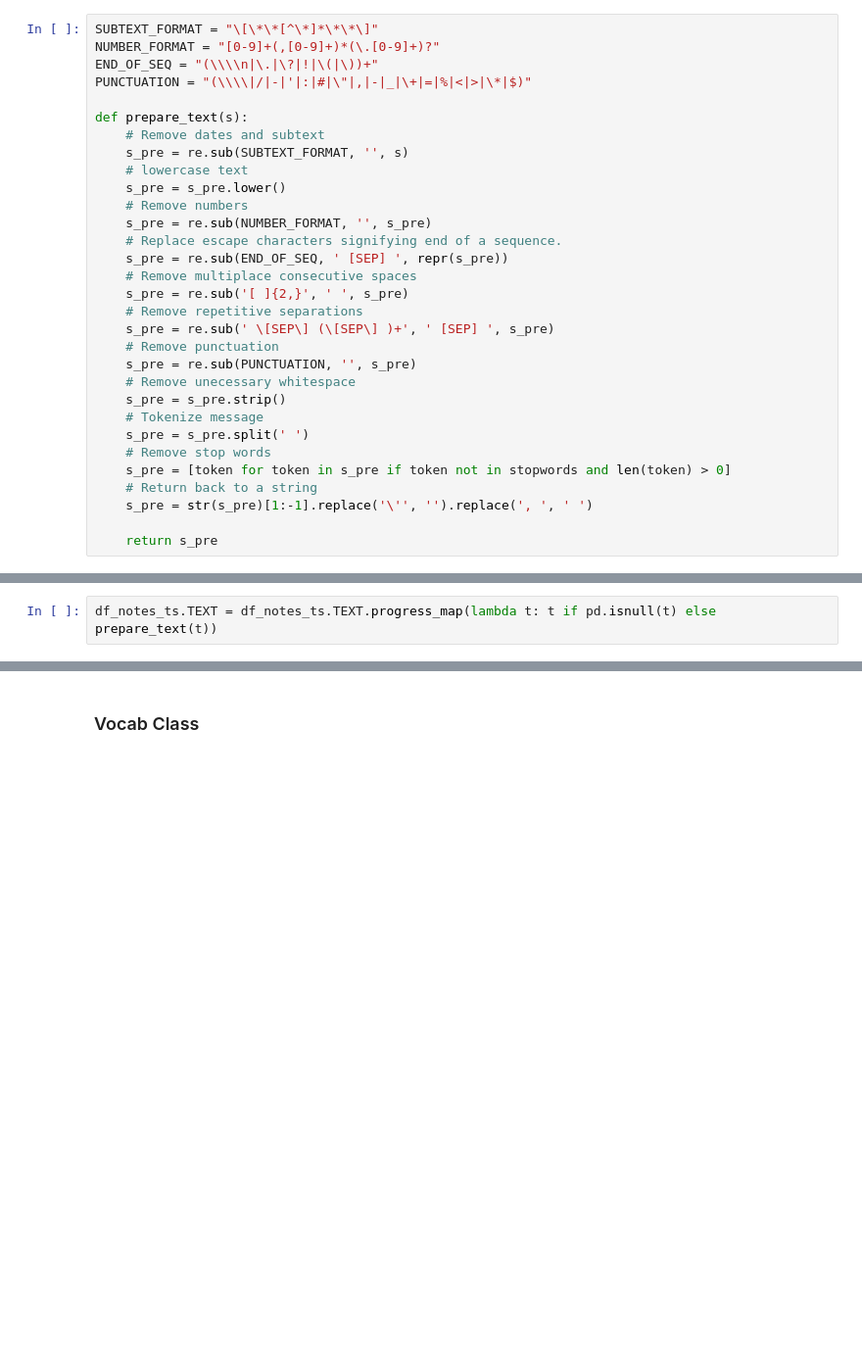
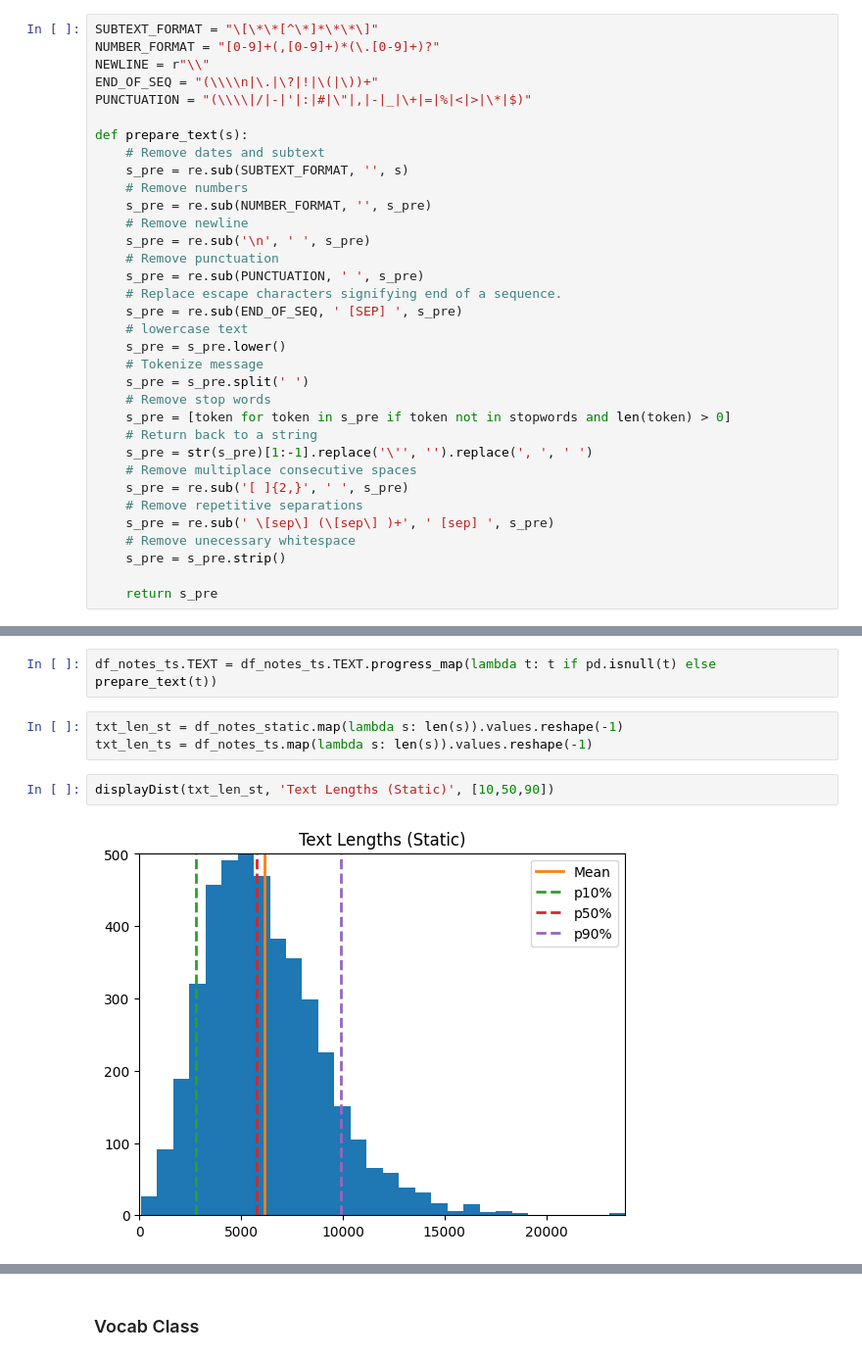
Before and after one commit to JSpencerPittman/M3Care, a Jupyter notebook: mimic/notebook/notes.ipynb, the cells around one changed output, grey strips where cells are left out. Shown at 98% size. Cells and saved outputs as stored; diff of their text form; blank space fills up the shorter version.

```diff
--- a/mimic/notebook/notes.ipynb
+++ b/mimic/notebook/notes.ipynb
@@ -225,35 +197,45 @@ stopwords = set(stopwords)
 # %%
 SUBTEXT_FORMAT = "\[\*\*[^\*]*\*\*\]"
 NUMBER_FORMAT = "[0-9]+(,[0-9]+)*(\.[0-9]+)?"
+NEWLINE = r"\\"
 END_OF_SEQ = "(\\\\n|\.|\?|!|\(|\))+"
 PUNCTUATION = "(\\\\|/|-|'|:|#|\"|,|-|_|\+|=|%|<|>|\*|$)"
 
 def prepare_text(s):
     # Remove dates and subtext
     s_pre = re.sub(SUBTEXT_FORMAT, '', s)
+    # Remove numbers
+    s_pre = re.sub(NUMBER_FORMAT, '', s_pre)
+    # Remove newline
+    s_pre = re.sub('\n', ' ', s_pre)
+    # Remove punctuation
+    s_pre = re.sub(PUNCTUATION, ' ', s_pre)
+    # Replace escape characters signifying end of a sequence.
+    s_pre = re.sub(END_OF_SEQ, ' [SEP] ', s_pre)
     # lowercase text
     s_pre = s_pre.lower()
-    # Remove numbers
-    s_pre = re.sub(NUMBER_FORMAT, '', s_pre)
-    # Replace escape characters signifying end of a sequence.
-    s_pre = re.sub(END_OF_SEQ, ' [SEP] ', repr(s_pre))
-    # Remove multiplace consecutive spaces
-    s_pre = re.sub('[ ]{2,}', ' ', s_pre)
-    # Remove repetitive separations
-    s_pre = re.sub(' \[SEP\] (\[SEP\] )+', ' [SEP] ', s_pre)
-    # Remove punctuation
-    s_pre = re.sub(PUNCTUATION, '', s_pre)
-    # Remove unecessary whitespace
-    s_pre = s_pre.strip()
     # Tokenize message
     s_pre = s_pre.split(' ')
     # Remove stop words
     s_pre = [token for token in s_pre if token not in stopwords and len(token) > 0]
     # Return back to a string
     s_pre = str(s_pre)[1:-1].replace('\'', '').replace(', ', ' ')
+    # Remove multiplace consecutive spaces
+    s_pre = re.sub('[ ]{2,}', ' ', s_pre)
+    # Remove repetitive separations
+    s_pre = re.sub(' \[sep\] (\[sep\] )+', ' [sep] ', s_pre)
+    # Remove unecessary whitespace
+    s_pre = s_pre.strip()
 
     return s_pre
 # %%
 df_notes_static.TEXT = df_notes_static.TEXT.progress_map(lambda t: t if pd.isnull(t) else prepare_text(t))
 # %%
 df_notes_ts.TEXT = df_notes_ts.TEXT.progress_map(lambda t: t if pd.isnull(t) else prepare_text(t))
+# %%
+txt_len_st = df_notes_static.map(lambda s: len(s)).values.reshape(-1)
+txt_len_ts = df_notes_ts.map(lambda s: len(s)).values.reshape(-1)
+# %%
+displayDist(txt_len_st, 'Text Lengths (Static)', [10,50,90])
+# %% [output]
+[figure, added]
```
Also changed, not shown: parts of 13 cells of this notebook.
